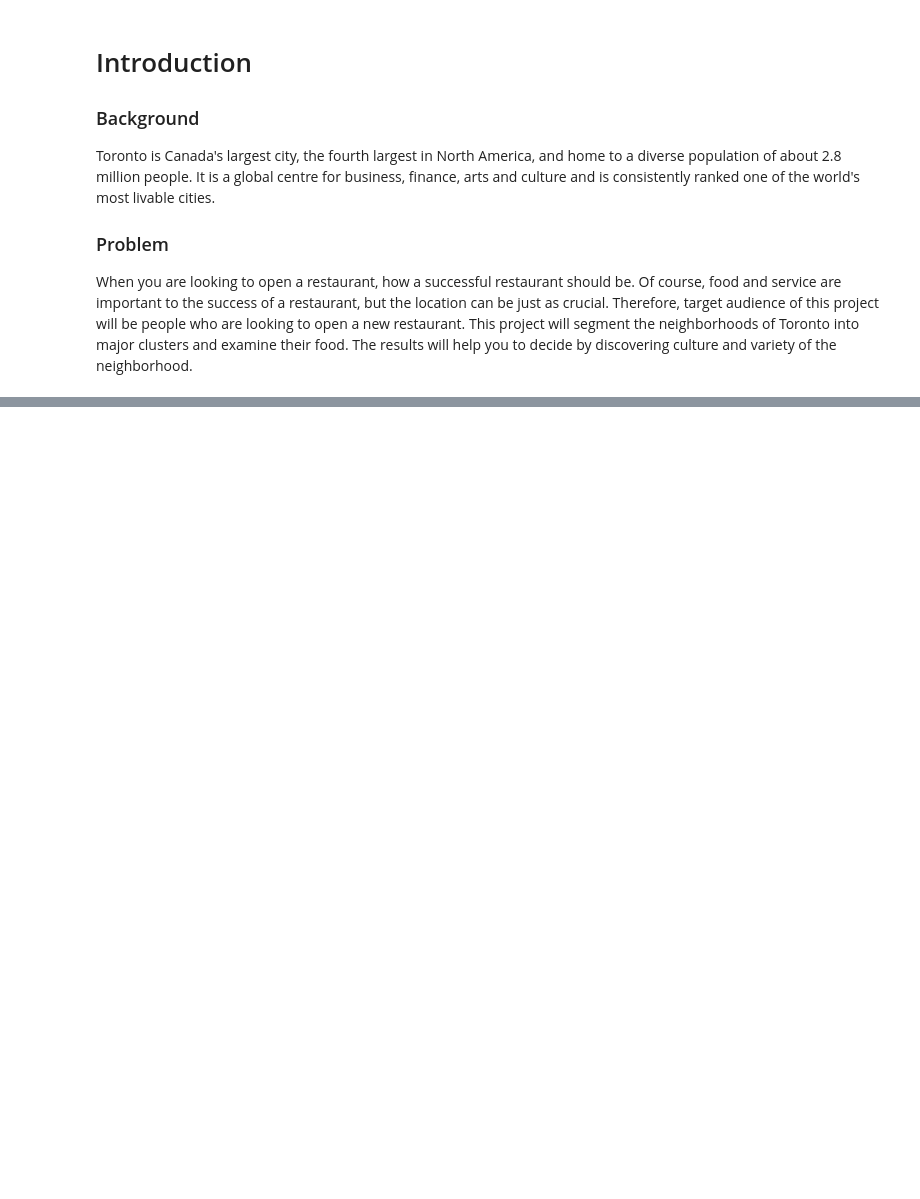
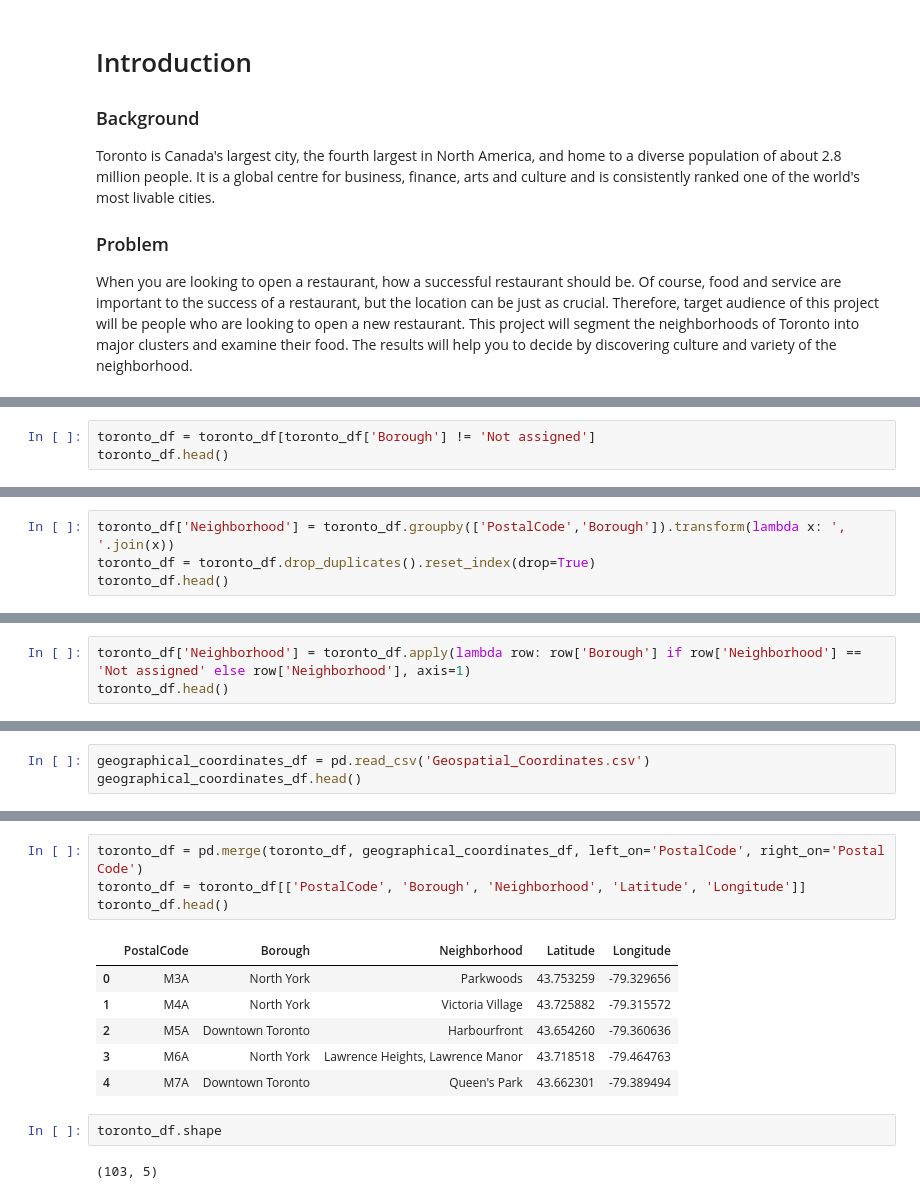
Before and after one commit to pisuth1995/Coursera_Capstone, a Jupyter notebook: the_battle_of_neighborhoods.ipynb, the cells around one changed output, grey strips where cells are left out. Cells and saved outputs as stored; diff of their text form; blank space fills up the shorter version.

```diff
--- a/the_battle_of_neighborhoods.ipynb
+++ b/the_battle_of_neighborhoods.ipynb
@@ -7,0 +53,3 @@ When you are looking to open a restaurant, how a successful restaurant should be
+# %%
+toronto_df = toronto_df[toronto_df['Borough'] != 'Not assigned']
+toronto_df.head()
@@ -7,0 +65,4 @@ When you are looking to open a restaurant, how a successful restaurant should be
+# %%
+toronto_df['Neighborhood'] = toronto_df.groupby(['PostalCode','Borough']).transform(lambda x: ', '.join(x))
+toronto_df = toronto_df.drop_duplicates().reset_index(drop=True)
+toronto_df.head()
@@ -7,0 +78,3 @@ When you are looking to open a restaurant, how a successful restaurant should be
+# %%
+toronto_df['Neighborhood'] = toronto_df.apply(lambda row: row['Borough'] if row['Neighborhood'] == 'Not assigned' else row['Neighborhood'], axis=1)
+toronto_df.head()
@@ -7,0 +95,3 @@ When you are looking to open a restaurant, how a successful restaurant should be
+# %%
+geographical_coordinates_df = pd.read_csv('Geospatial_Coordinates.csv')
+geographical_coordinates_df.head()
@@ -8 +105,16 @@ When you are looking to open a restaurant, how a successful restaurant should be
+# %%
+toronto_df = pd.merge(toronto_df, geographical_coordinates_df, left_on='PostalCode', right_on='Postal Code')
+toronto_df = toronto_df[['PostalCode', 'Borough', 'Neighborhood', 'Latitude', 'Longitude']]
+toronto_df.head()
+# %% [output]
+|  | PostalCode | Borough | Neighborhood | Latitude | Longitude |
+| 0 | M3A | North York | Parkwoods | 43.753259 | -79.329656 |
+| 1 | M4A | North York | Victoria Village | 43.725882 | -79.315572 |
+| 2 | M5A | Downtown Toronto | Harbourfront | 43.654260 | -79.360636 |
+| 3 | M6A | North York | Lawrence Heights, Lawrence Manor | 43.718518 | -79.464763 |
+| 4 | M7A | Downtown Toronto | Queen's Park | 43.662301 | -79.389494 |
+# %%
+toronto_df.shape
+# %% [output]
+(103, 5)
 # %% [markdown]
```
Also changed, not shown: parts of 27 cells of this notebook, 3 other files.
